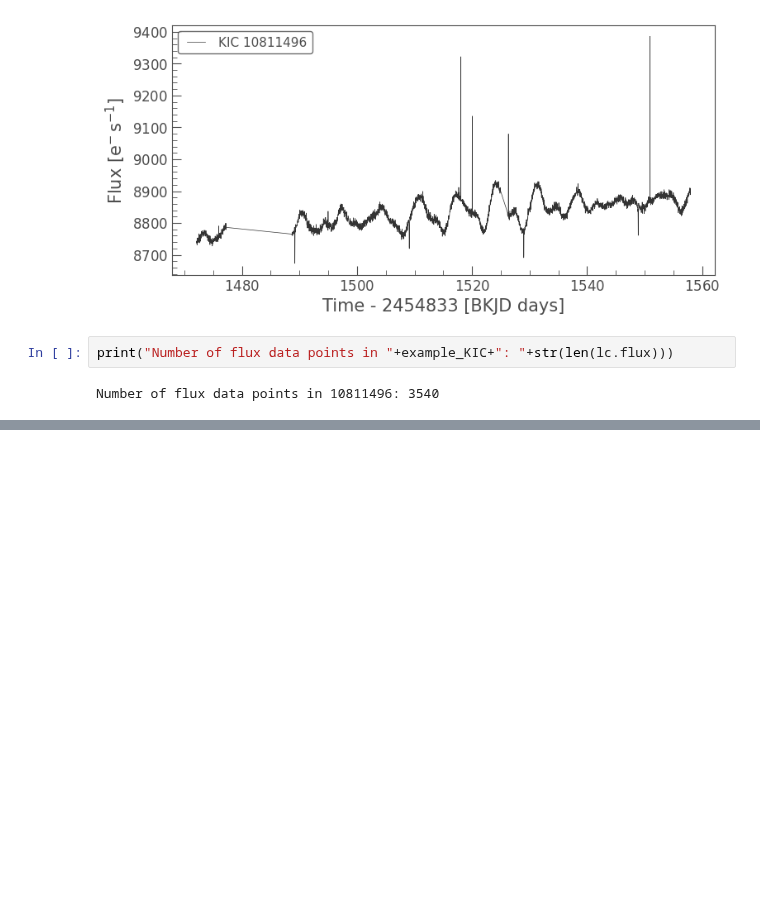
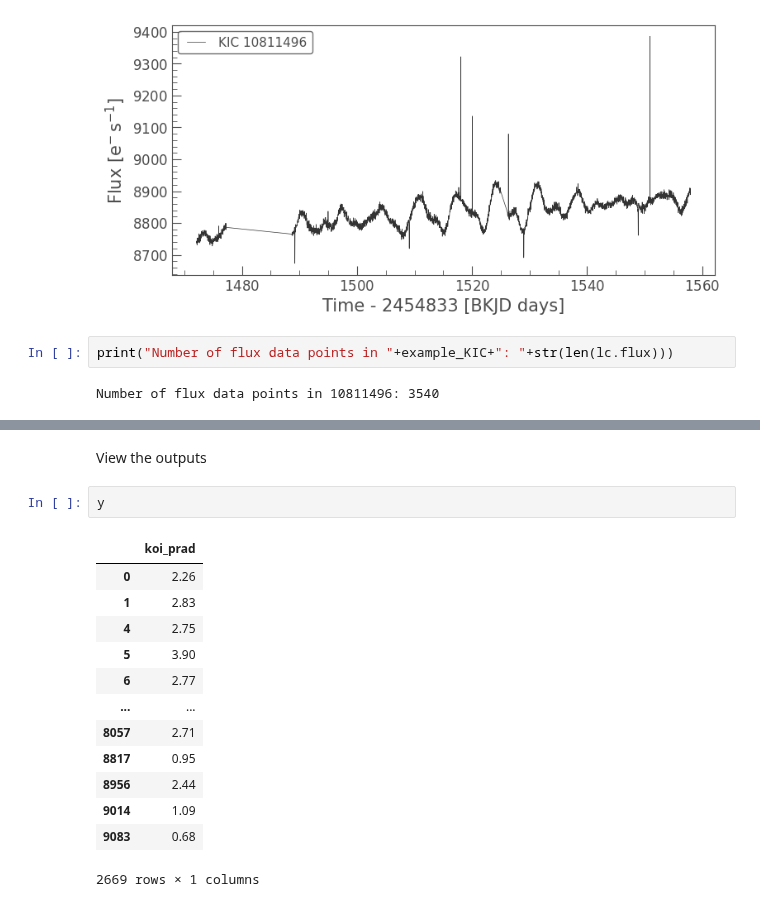
Before and after one commit to nicholasproietti/LGM, a Jupyter notebook: Kepler_Light_Curve_Reader.ipynb, the cells around one changed output, grey strips where cells are left out. Saved outputs shown, nothing was run; the diff lists cells and outputs as text; blank space fills up the shorter version.

```diff
--- a/Kepler_Light_Curve_Reader.ipynb
+++ b/Kepler_Light_Curve_Reader.ipynb
@@ -258,0 +301,18 @@ files.download('Kepler_LCs.zip')
+# %% [markdown]
+View the outputs
+# %%
+y
+# %% [output]
+|  | koi_prad |
+| 0 | 2.26 |
+| 1 | 2.83 |
+| 4 | 2.75 |
+| 5 | 3.90 |
+| 6 | 2.77 |
+| ... | ... |
+| 8057 | 2.71 |
+| 8817 | 0.95 |
+| 8956 | 2.44 |
+| 9014 | 1.09 |
+| 9083 | 0.68 |
+2669 rows × 1 columns
```
Also changed, not shown: parts of 21 cells of this notebook.
